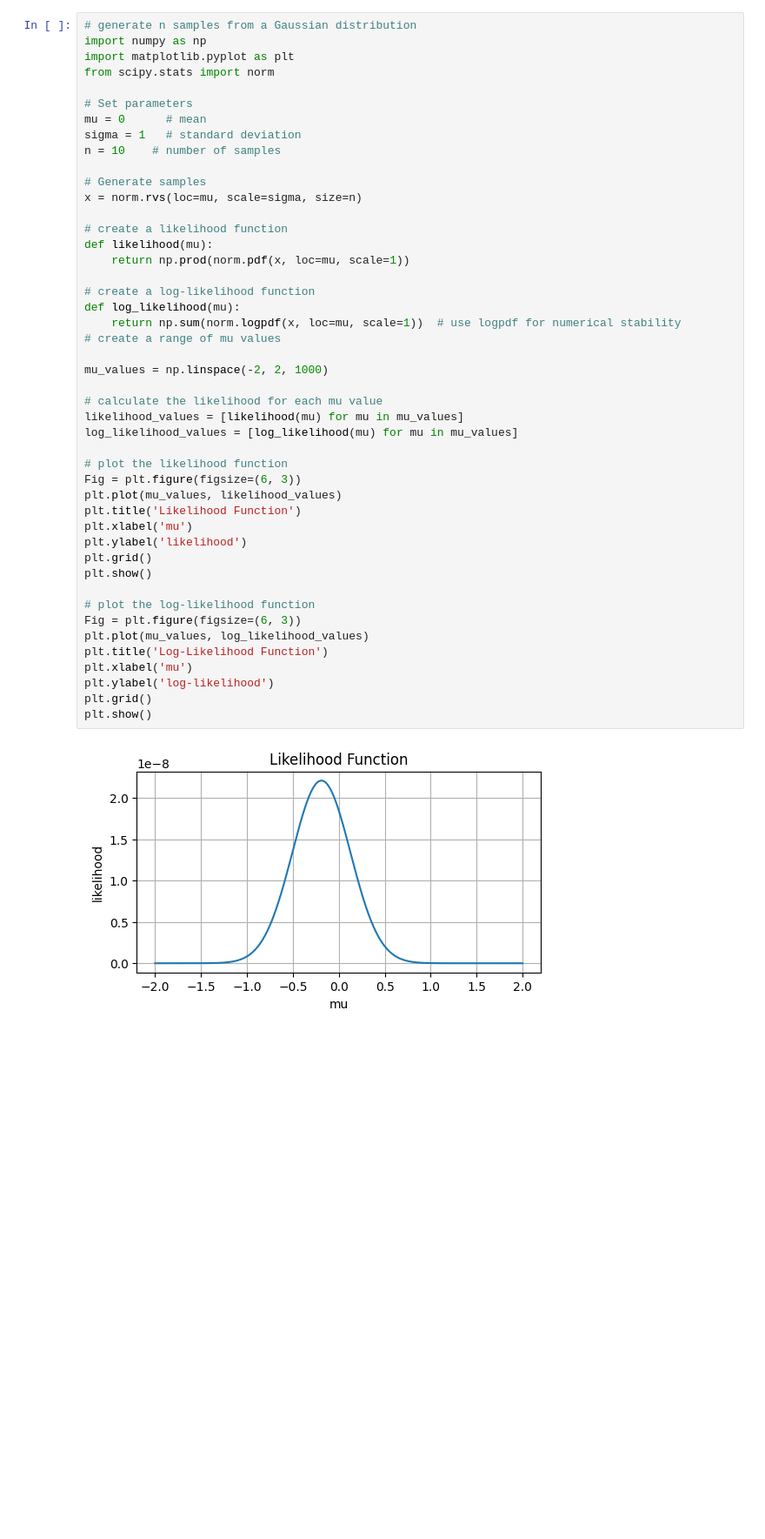
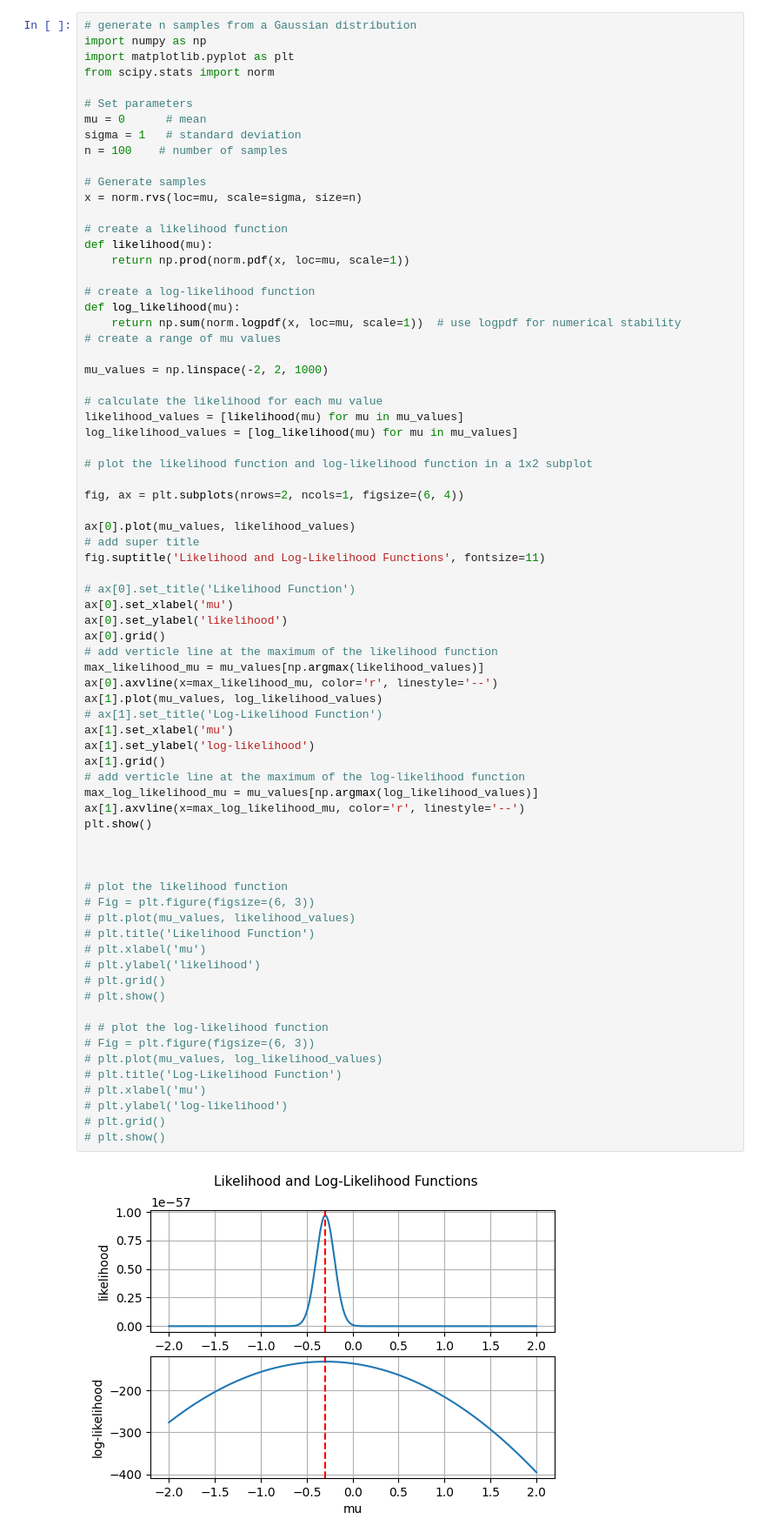
Before and after one commit to ntpuccw/InClassCoding, a Jupyter notebook: gar1001.ipynb, the cells around one changed output. Shown at 87% size. Cells and saved outputs as stored; diff of their text form; blank space fills up the shorter version.

```diff
--- a/gar1001.ipynb
+++ b/gar1001.ipynb
@@ -2,47 +2,74 @@
 # generate n samples from a Gaussian distribution
 import numpy as np
 import matplotlib.pyplot as plt
 from scipy.stats import norm
 
 # Set parameters
 mu = 0      # mean
 sigma = 1   # standard deviation
-n = 10    # number of samples
+n = 100    # number of samples
 
 # Generate samples
 x = norm.rvs(loc=mu, scale=sigma, size=n)
 
 # create a likelihood function
 def likelihood(mu):
     return np.prod(norm.pdf(x, loc=mu, scale=1))
 
 # create a log-likelihood function
 def log_likelihood(mu):
     return np.sum(norm.logpdf(x, loc=mu, scale=1))  # use logpdf for numerical stability
 # create a range of mu values
 
 mu_values = np.linspace(-2, 2, 1000)
 
 # calculate the likelihood for each mu value
 likelihood_values = [likelihood(mu) for mu in mu_values]
 log_likelihood_values = [log_likelihood(mu) for mu in mu_values]
 
-# plot the likelihood function
-Fig = plt.figure(figsize=(6, 3))
-plt.plot(mu_values, likelihood_values)
-plt.title('Likelihood Function')
-plt.xlabel('mu')
-plt.ylabel('likelihood')
-plt.grid()
+# plot the likelihood function and log-likelihood function in a 1x2 subplot
+
+fig, ax = plt.subplots(nrows=2, ncols=1, figsize=(6, 4))
+
+ax[0].plot(mu_values, likelihood_values)
+# add super title
+fig.suptitle('Likelihood and Log-Likelihood Functions', fontsize=11)
+
+# ax[0].set_title('Likelihood Function')
+ax[0].set_xlabel('mu')
+ax[0].set_ylabel('likelihood')
+ax[0].grid()
+# add verticle line at the maximum of the likelihood function
+max_likelihood_mu = mu_values[np.argmax(likelihood_values)]
+ax[0].axvline(x=max_likelihood_mu, color='r', linestyle='--')
+ax[1].plot(mu_values, log_likelihood_values)
+# ax[1].set_title('Log-Likelihood Function')
+ax[1].set_xlabel('mu')
+ax[1].set_ylabel('log-likelihood')
+ax[1].grid()
+# add verticle line at the maximum of the log-likelihood function
+max_log_likelihood_mu = mu_values[np.argmax(log_likelihood_values)]
+ax[1].axvline(x=max_log_likelihood_mu, color='r', linestyle='--')
 plt.show()
 
-# plot the log-likelihood function
-Fig = plt.figure(figsize=(6, 3))
-plt.plot(mu_values, log_likelihood_values)
-plt.title('Log-Likelihood Function')
-plt.xlabel('mu')
-plt.ylabel('log-likelihood')
-plt.grid()
-plt.show()
+
+
+# plot the likelihood function
+# Fig = plt.figure(figsize=(6, 3))
+# plt.plot(mu_values, likelihood_values)
+# plt.title('Likelihood Function')
+# plt.xlabel('mu')
+# plt.ylabel('likelihood')
+# plt.grid()
+# plt.show()
+
+# # plot the log-likelihood function
+# Fig = plt.figure(figsize=(6, 3))
+# plt.plot(mu_values, log_likelihood_values)
+# plt.title('Log-Likelihood Function')
+# plt.xlabel('mu')
+# plt.ylabel('log-likelihood')
+# plt.grid()
+# plt.show()
 # %% [output]
-[figure, old version]
+[figure, new version]
```
Also changed, not shown: parts of 1 cell of this notebook.
